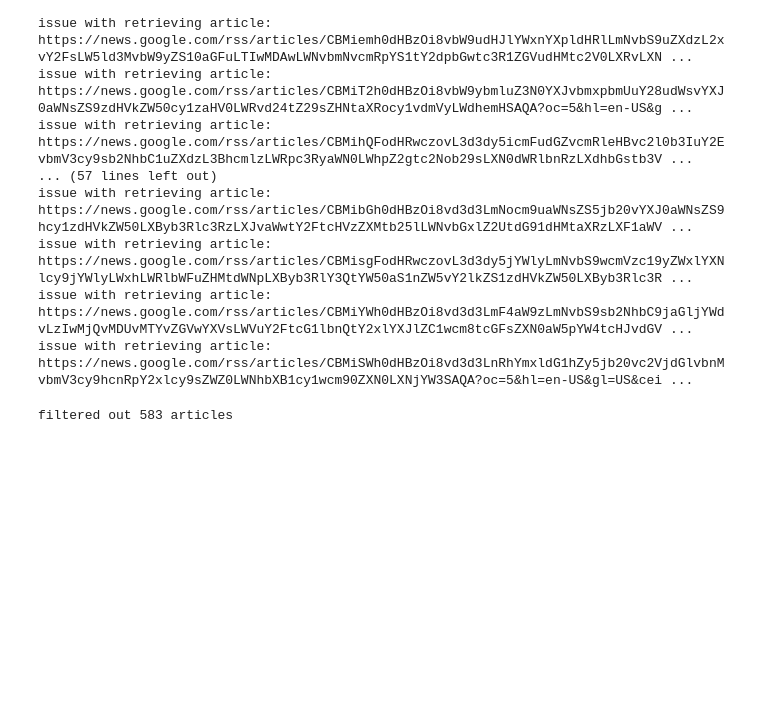
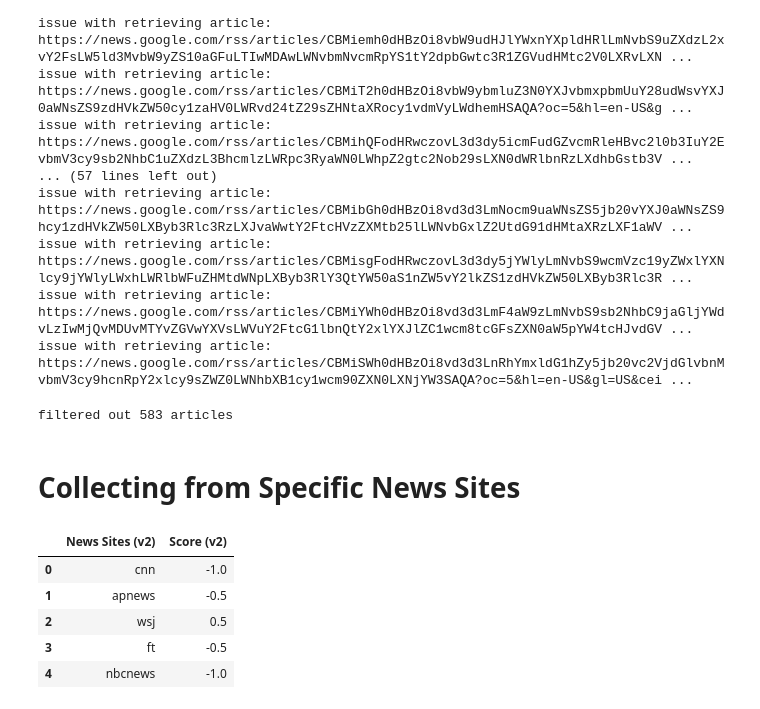
Before and after one commit to jjoycehu/poli-179, a Jupyter notebook: google news data collection.ipynb, the cells around one changed output. Cells and saved outputs as stored; diff of their text form; code cells hidden in the pictures; blank space fills up the shorter version.

```diff
--- a/google news data collection.ipynb
+++ b/google news data collection.ipynb
@@ -210,3 +210,15 @@ filtered out 583 articles
 threes.to_csv('final_dataset.csv')
 # %%
 test.to_csv('unfiltered.csv')
+# %% [markdown]
+# Collecting from Specific News Sites
+# %%
+sites = pd.read_excel('news and keywords.xlsx').loc[:,['News Sites (v2)', 'Score (v2)']].dropna()
+sites.head()
+# %% [output]
+|  | News Sites (v2) | Score (v2) |
+| 0 | cnn | -1.0 |
+| 1 | apnews | -0.5 |
+| 2 | wsj | 0.5 |
+| 3 | ft | -0.5 |
+| 4 | nbcnews | -1.0 |
```
Also changed, not shown: parts of 5 cells of this notebook, 2 other files.
